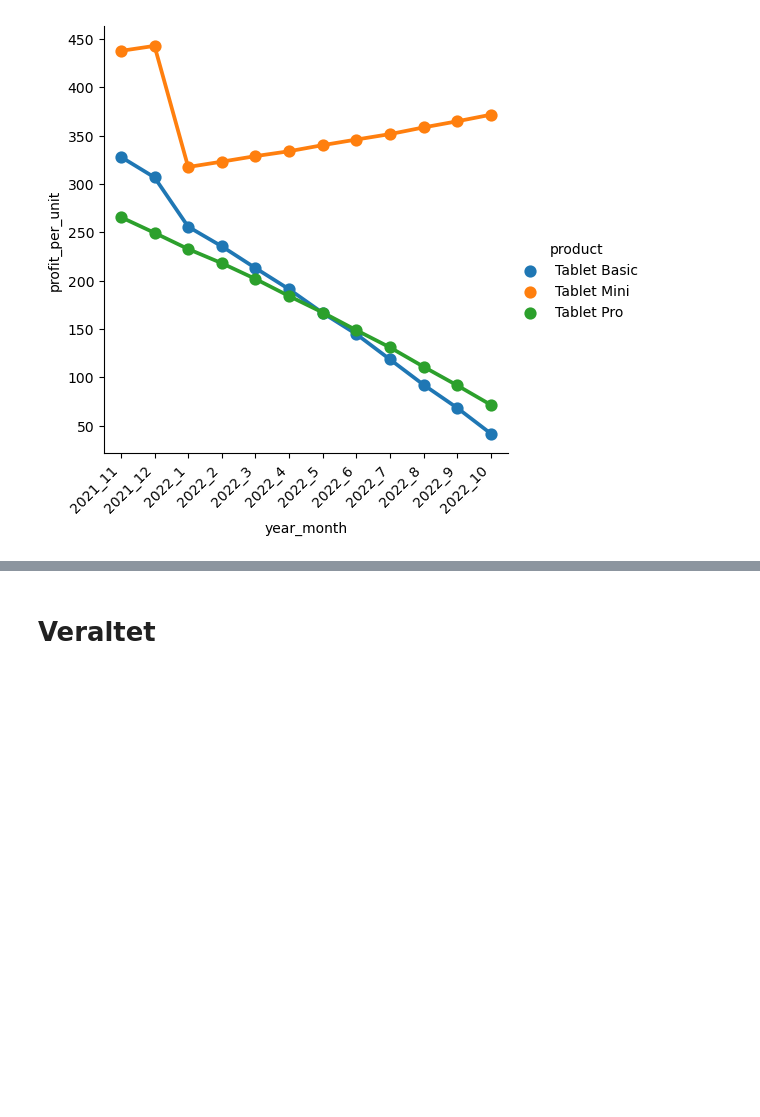
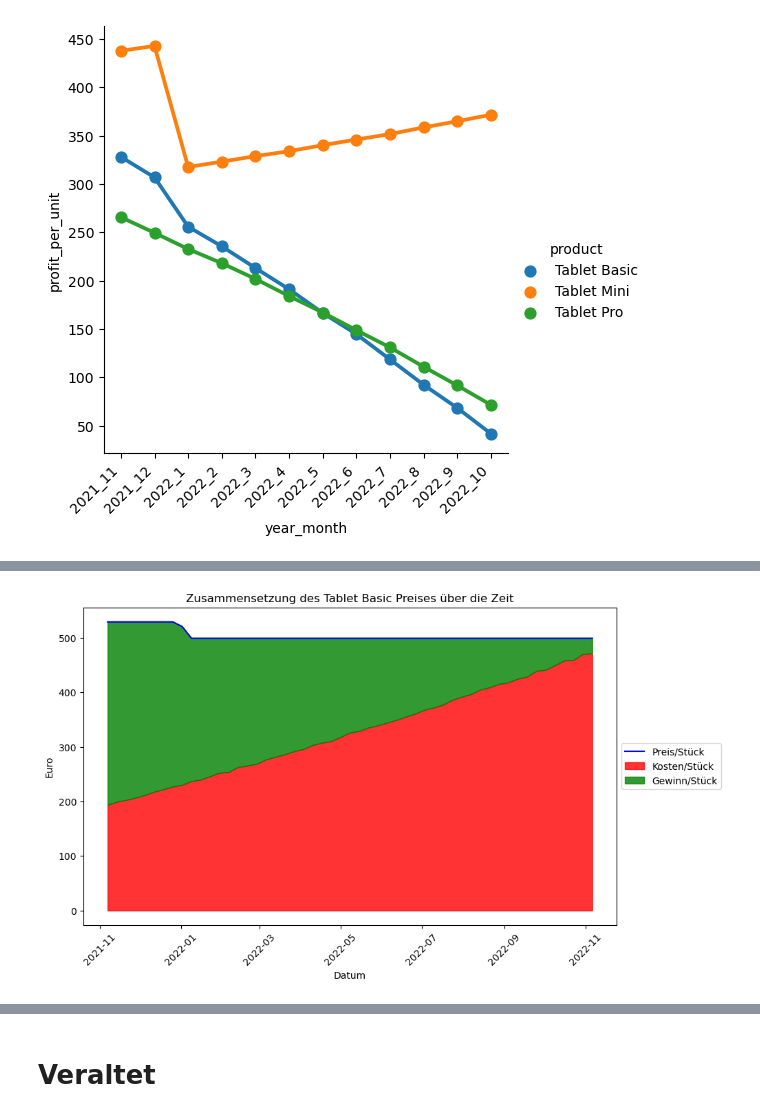
Before and after one commit to timstr97/business-analytics-case-study, a Jupyter notebook: sandbox/moritz/sandbox1.ipynb, the cells around one changed output, grey strips where cells are left out. Cells and saved outputs as stored; diff of their text form; code cells hidden in the pictures; blank space fills up the shorter version.

```diff
--- a/sandbox/moritz/sandbox1.ipynb
+++ b/sandbox/moritz/sandbox1.ipynb
@@ -223,0 +226,4 @@ chart.set_xticklabels(rotation=45, horizontalalignment='right')
+# %%
+df_basic = df_reg_main[df_reg_main["product"] == "Tablet Basic"]
+
+df_basic
@@ -223,0 +244,4 @@ chart.set_xticklabels(rotation=45, horizontalalignment='right')
+# %%
+stats_per_month = df_basic.groupby(pd.Grouper(key="date",freq="1M")).agg({"transaction_id": "count", "price": "mean", "cost_per_unit": "mean", "profit_per_unit": "mean", "revenue": "mean", "amount": "mean"})
+stats_per_week = df_basic.groupby(pd.Grouper(key="date",freq="1W")).agg({"transaction_id": "count", "price": "mean", "cost_per_unit": "mean", "profit_per_unit": "mean", "revenue": "mean", "amount": "mean"})
+stats_per_month
@@ -223,0 +263,18 @@ chart.set_xticklabels(rotation=45, horizontalalignment='right')
+# %%
+stats_per_week_res = stats_per_week.reset_index()
+
+plt.figure(figsize=(10, 6))
+
+
+ax = sns.lineplot(x='date', y='price', data=stats_per_week_res, label='Preis/Stück', color='blue')
+plt.fill_between(stats_per_week_res['date'], 0, stats_per_week_res['cost_per_unit'], label='Kosten/Stück', color='red', alpha=0.8)
+plt.fill_between(stats_per_week_res['date'], stats_per_week_res['cost_per_unit'], stats_per_week_res['cost_per_unit'] + stats_per_week_res['profit_per_unit'], label='Gewinn/Stück', color='green', alpha=0.8)
+
+
+
+ax.set(title="Zusammensetzung des Tablet Basic Preises über die Zeit", xlabel="Datum", ylabel="Euro")
+plt.xticks(rotation=45)
+plt.legend(loc='center left', bbox_to_anchor=(1, 0.5))
+plt.show()
+# %% [output]
+[figure, added]
```
Also changed, not shown: parts of 12 cells of this notebook, 1 other file.
